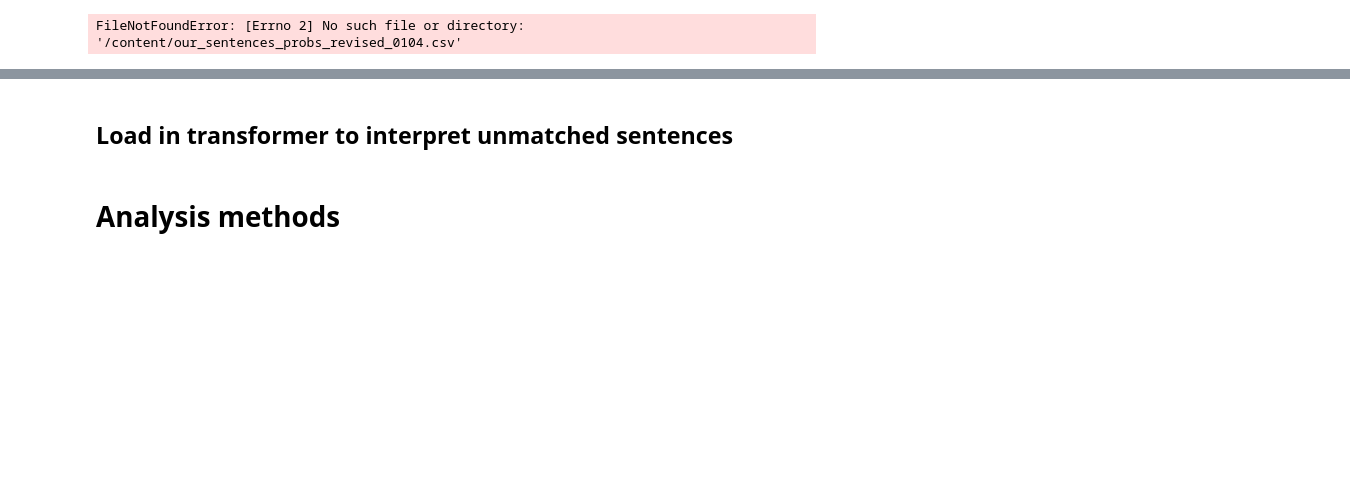
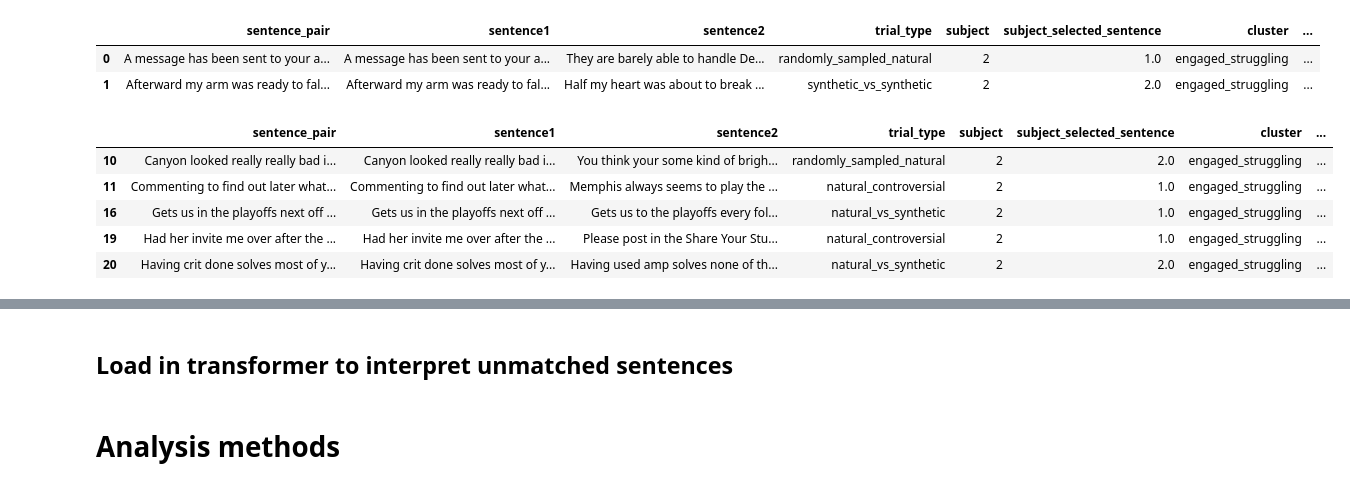
Before and after one commit to LpZamora/contstimlang, a Jupyter notebook: our_code_characterization.ipynb, the cells around one changed output, grey strips where cells are left out. Drawn from its saved outputs; the diff is of its cells as text; code cells hidden in the pictures; blank space fills up the shorter version.

Commit message:
first steps in adapting the characterization to gpt items and clusters

```diff
--- a/our_code_characterization.ipynb
+++ b/our_code_characterization.ipynb
@@ -4,25 +4,31 @@ import os
 import torch
 from transformers import AutoTokenizer
 from transformers import GPT2Tokenizer, GPT2LMHeadModel
+import matplotlib.pyplot as plt
 
-df_path = '/content/our_sentences_probs_revised_0104.csv'
+df = pd.read_csv('our_sentences_probs_revised.csv')
 
-df = pd.read_csv(df_path)
-
-df.head()
+df.head(2)
 # %% [output]
-FileNotFoundError: [Errno 2] No such file or directory: '/content/our_sentences_probs_revised_0104.csv'
+|  | sentence_pair | sentence1 | sentence2 | trial_type | subject | subject_selected_sentence | cluster | ... |
+| 0 | A message has been sent to your a... | A message has been sent to your a... | They are barely able to handle De... | randomly_sampled_natural | 2 | 1.0 | engaged_struggling | ... |
+| 1 | Afterward my arm was ready to fal... | Afterward my arm was ready to fal... | Half my heart was about to break ... | synthetic_vs_synthetic | 2 | 2.0 | engaged_struggling | ... |
 # %%
 df['Model_sentence_selected'] = df.apply(lambda row: 1.0 if row['probability_sentence1'] > row['probability_sentence2'] else 2.0, axis=1)
-df['Match'] = df.apply(lambda row: 'Y' if row['Model_sentence_selected'] == row['subjects_majority_vote'] else 'N', axis=1)
-
-df
+df['Match'] = df.apply(lambda row: 'Y' if row['Model_sentence_selected'] == row['subjects_majority_vote_2clusters'] else 'N', axis=1)
 # %%
 # Filter rows where the match column is N to research
 df_no_match = df[df['Match'] == 'N']
 df_match = df[df['Match'] == 'Y']
 
-df_no_match # 243 out of 1485 rows (revised = 222)
+df_no_match.head() # 243 out of 1485 rows (revised = 222) ??
+# %% [output]
+|  | sentence_pair | sentence1 | sentence2 | trial_type | subject | subject_selected_sentence | cluster | ... |
+| 10 | Canyon looked really really bad i... | Canyon looked really really bad i... | You think your some kind of brigh... | randomly_sampled_natural | 2 | 2.0 | engaged_struggling | ... |
+| 11 | Commenting to find out later what... | Commenting to find out later what... | Memphis always seems to play the ... | natural_controversial | 2 | 1.0 | engaged_struggling | ... |
+| 16 | Gets us in the playoffs next off ... | Gets us in the playoffs next off ... | Gets us to the playoffs every fol... | natural_vs_synthetic | 2 | 1.0 | engaged_struggling | ... |
+| 19 | Had her invite me over after the ... | Had her invite me over after the ... | Please post in the Share Your Stu... | natural_controversial | 2 | 1.0 | engaged_struggling | ... |
+| 20 | Having crit done solves most of y... | Having crit done solves most of y... | Having used amp solves none of th... | natural_vs_synthetic | 2 | 2.0 | engaged_struggling | ... |
 # %%
 df_no_match['wrong_sentence'] = df_no_match.apply(lambda row: row['sentence1'] if row['Model_sentence_selected'] == 1.0 else row['sentence2'], axis=1)
 df_match['right_sentence'] = df_match.apply(lambda row: row['sentence1'] if row['Model_sentence_selected'] == 1.0 else row['sentence2'], axis=1)
```
Also changed, not shown: parts of 15 cells of this notebook, 1 other file.
